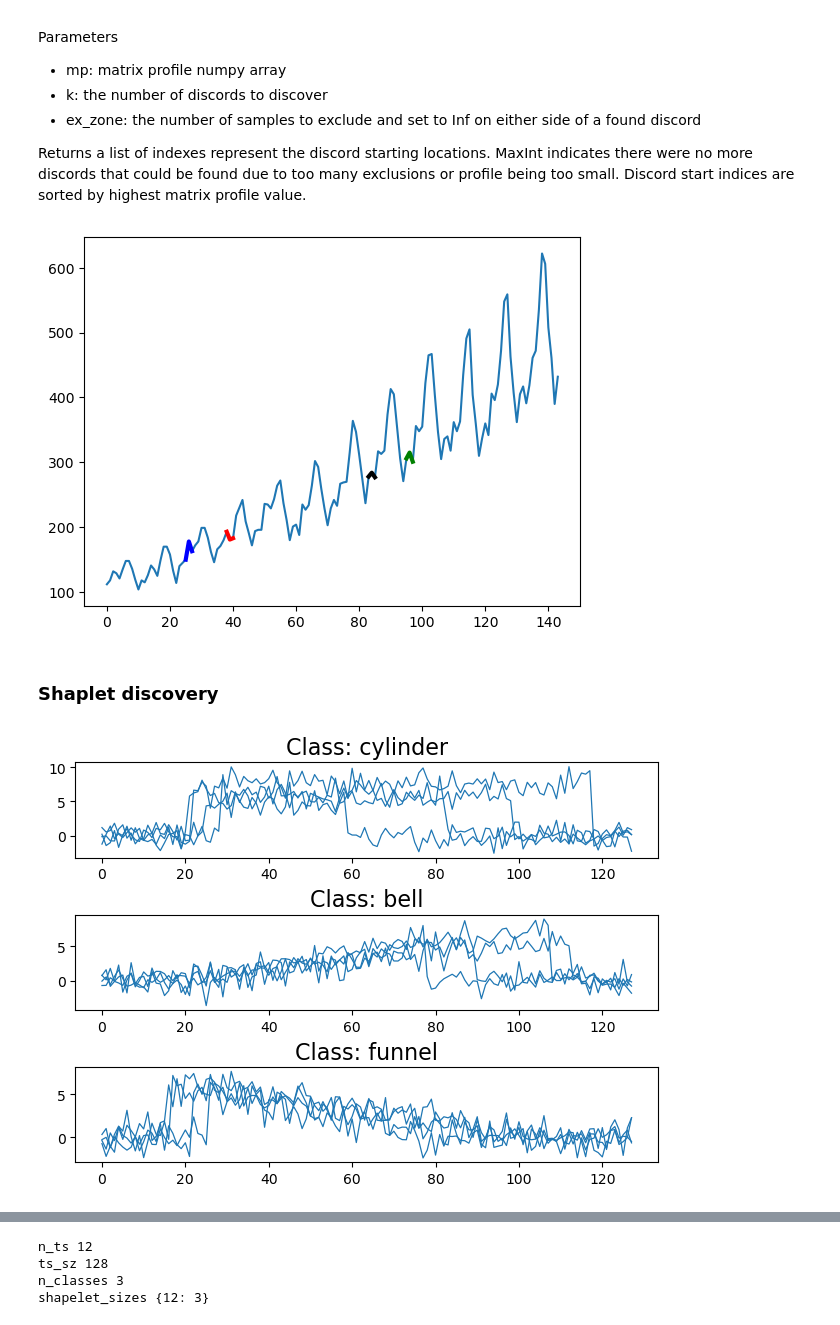
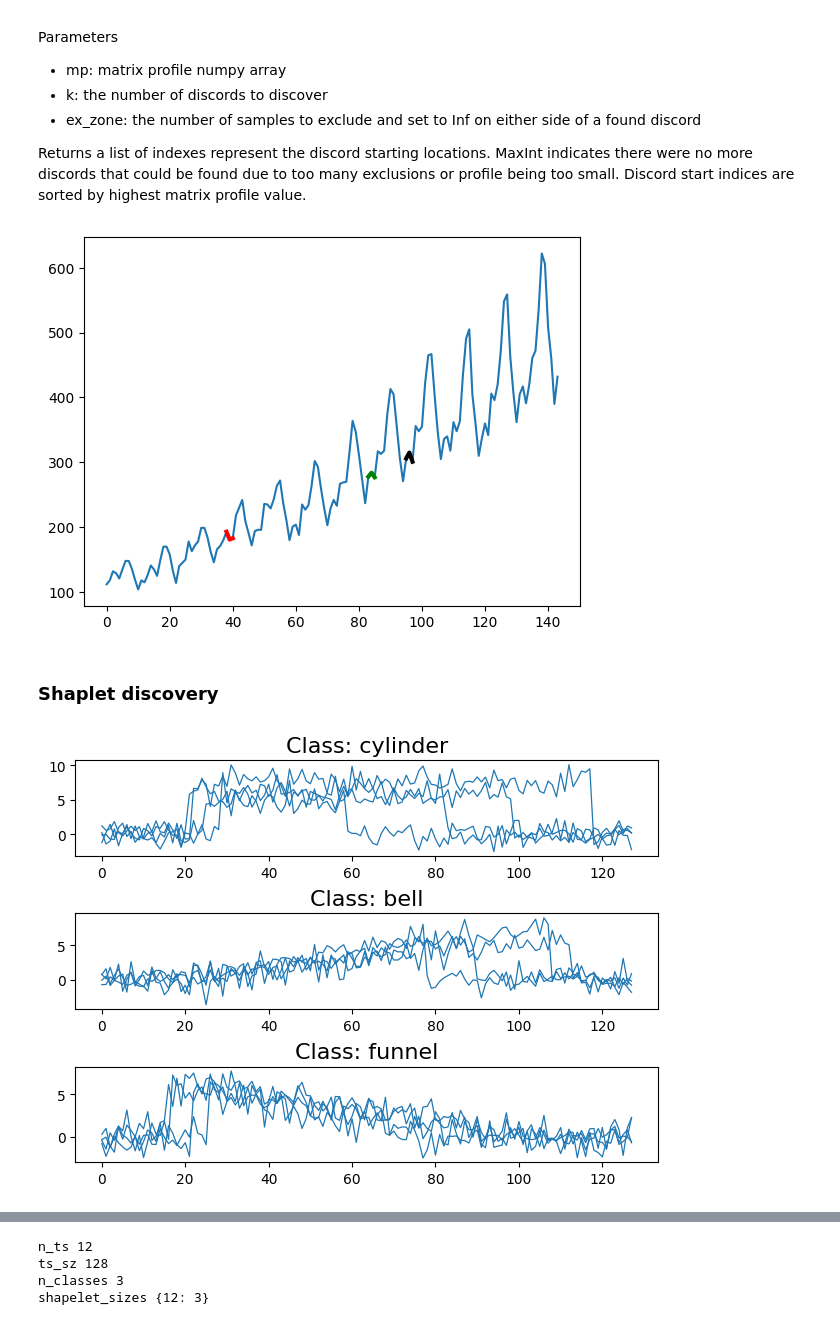
Before and after one commit to biancaziliotto/DataMiningProject, a Jupyter notebook: handsonlab/6_timeseries/TimeSeries3.ipynb, the cells around one changed output, grey strips where cells are left out. Cells and saved outputs as stored; diff of their text form; code cells hidden in the pictures.

```diff
--- a/handsonlab/6_timeseries/TimeSeries3.ipynb
+++ b/handsonlab/6_timeseries/TimeSeries3.ipynb
@@ -45,7 +52,7 @@ plt.show()
 [figure]
 # %%
 w = 3
-mp, mpi = matrixProfile.stomp(ts.values, w)
+mp = stumpy.stump(ts, w)[:, 0]
 
 plt.plot(mp)
 plt.show()
@@ -69,10 +80,13 @@ mo, mod  = motifs.motifs(ts.values, (mp, mpi), max_motifs=5)
 # %%
-plt.plot(ts.values)
-colors = ['r', 'g', 'k', 'b', 'y'][:len(mo)]
-for m, d, c in zip(mo, mod, colors):
-    for i in m:
-        m_shape = ts.values[i:i+w]
-        plt.plot(range(i,i+w), m_shape, color=c, lw=3)
+plt.plot(ts)
+
+colors = ['r', 'g', 'k', 'b', 'y'][:len(motif_dist)]
+
+for motifs, indices, color in zip(motif_dist, motif_idx, colors):
+    for index in indices:
+        motif_shape = ts[index:index + w]
+        if len(motif_shape) == w:
+            plt.plot(range(index, index + w), motif_shape, color=color, lw=3)
 
 plt.show()
 # %% [output]
@@ -80,8 +94,10 @@ plt.show()
 # %%
-for m, d, c in zip(mo, mod, colors):
-    for i in m:
-        m_shape = ts.values[i:i+w]
-        plt.plot(range(i,i+w), m_shape, color=c, lw=3)
+# Rewrite the code above using the correct name variables
+for motifs, indices, color in zip(motif_dist, motif_idx, colors):
+    for index in indices:
+        motif_shape = ts[index:index + w]
+        if len(motif_shape) == w:
+            plt.plot(range(index, index + w), motif_shape, color=color, lw=3)
     plt.show()
 # %% [output]
 [figure]
@@ -98,18 +115,24 @@ Parameters
 
 Returns a list of indexes represent the discord starting locations. MaxInt indicates there were no more discords that could be found due to too many exclusions or profile being too small. Discord start indices are sorted by highest matrix profile value.
 # %%
-from matrixprofile.discords import discords
-anoms = discords(mp, ex_zone=3, k=5)
+# Calculate z-scores for the matrix profile
+z_scores = zscore(mp.tolist())
+
+# Define a threshold (e.g., 3 standard deviations)
+threshold = 3
+
+# Find anomalies based on the threshold
+anomalies = np.where(np.abs(z_scores) > threshold)[0]
 # %%
-plt.plot(ts.values)
-colors = ['r', 'g', 'k', 'b', 'y'][:len(mo)]
-for a, c in zip(anoms, colors):
-    a_shape = ts.values[a:a+w]
+plt.plot(ts)
+colors = ['r', 'g', 'k', 'b', 'y'][:len(anomalies)]
+for a, c in zip(anomalies, colors):
+    a_shape = ts[a:a+w]
     plt.plot(range(a, a+w), a_shape, color=c, lw=3)
 
 plt.show()
 # %% [output]
-[figure, old version]
+[figure, new version]
 # %% [markdown]
 ### Shaplet discovery
 # %%
@@ -128,5 +151,5 @@ plt.tight_layout()
 plt.subplots_adjust(hspace=0.6)
 plt.show()
 # %% [output]
-[figure, old version]
+[figure, new version]
 # %%
```
Also changed, not shown: parts of 16 cells of this notebook, 4 other files.
